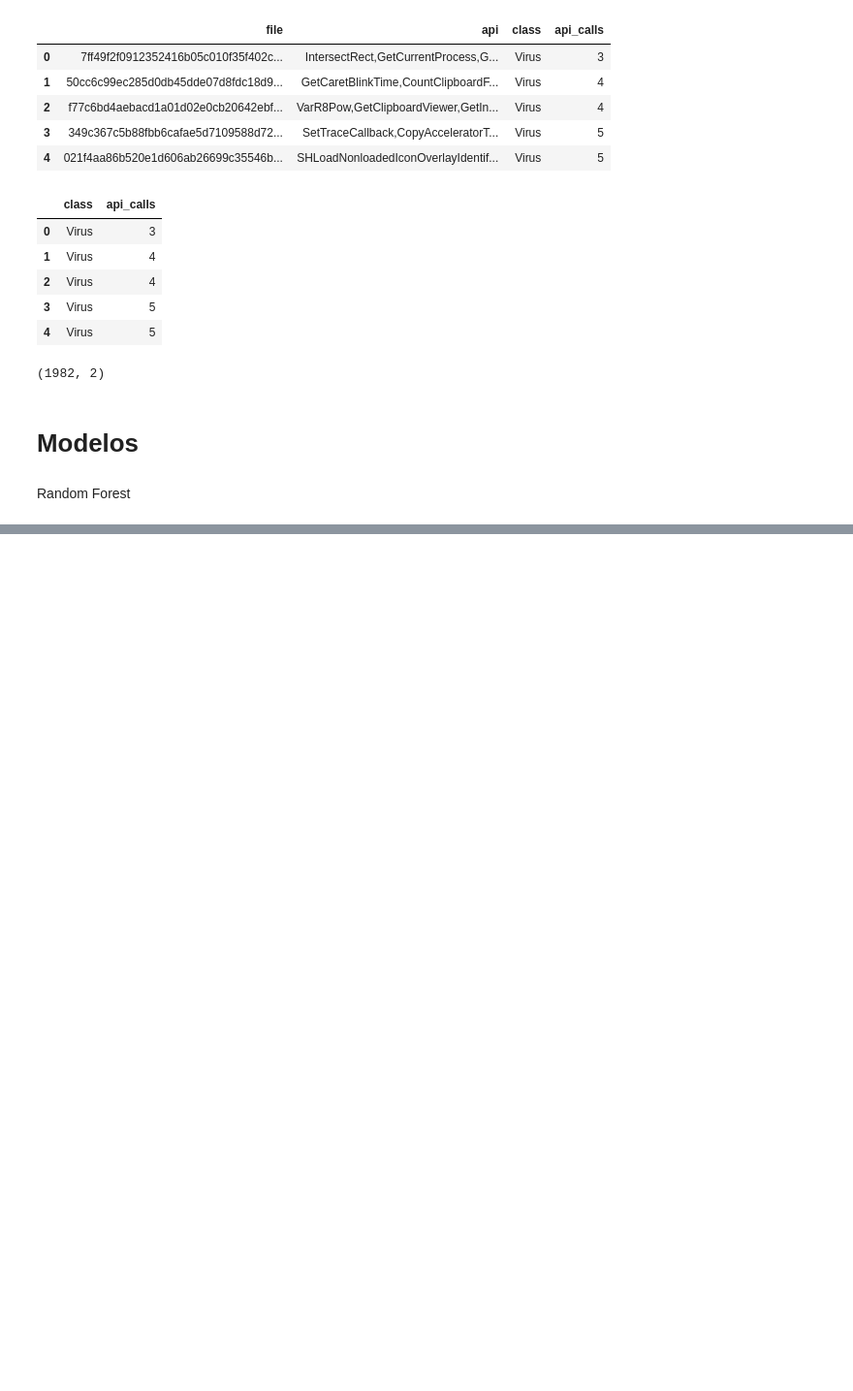
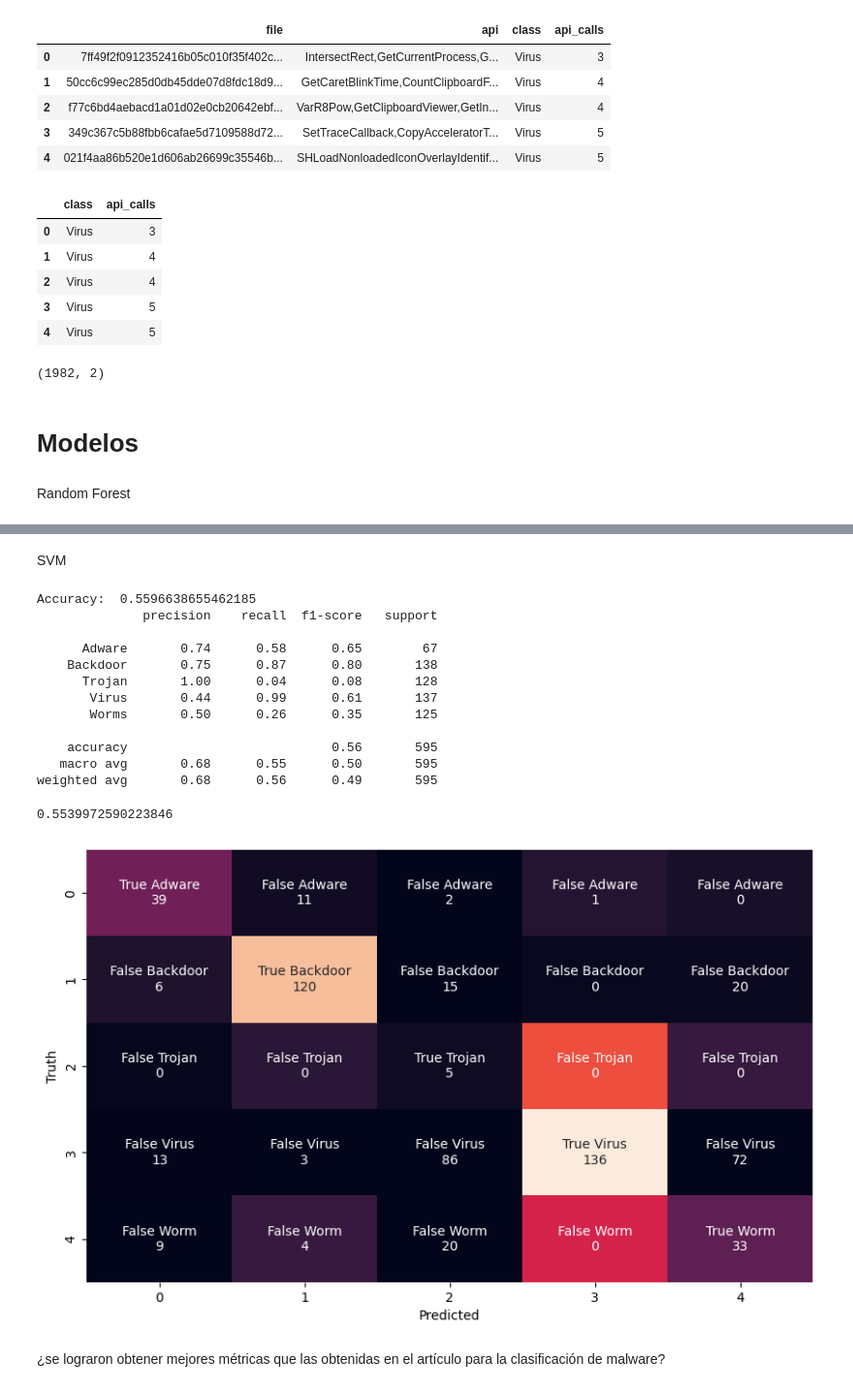
Before and after one commit to bryannalfaro/Lab3-SecDS, a Jupyter notebook: main.ipynb, the cells around one changed output, grey strips where cells are left out. Shown at 97% size. Drawn from its saved outputs; the diff is of its cells as text; code cells hidden in the pictures; blank space fills up the shorter version.

```diff
--- a/main.ipynb
+++ b/main.ipynb
@@ -203,0 +230,70 @@ weighted avg       0.79      0.77      0.78       595
+# %% [markdown]
+SVM
+# %%
+# create the svm model to predict the class
+from sklearn.svm import SVC
+svc_model = SVC()
+svc_model.fit(X_train, y_train)
+svc_pred = svc_model.predict(X_test)
+print('Accuracy: ', accuracy_score(y_test, svc_pred))
+# print(confusion_matrix(y_test, svc_pred))
+# Make a confusion matrix to see the results with labels in heatmap
+plt.figure(figsize=(10,6))
+# create the group names and group sizes for the first array
+group_names1 = ['True Adware', 'False Backdoor', 'False Trojan', 'False Virus', 'False Worm']
+group_counts1 = ['{0:0.0f}'.format(value) for value in confusion_matrix(y_test, svc_pred)[0]]
+labels_group1 = ['{0}\n{1}'.format(v1, v2) for v1, v2 in zip(group_names1, group_counts1)]
+labels_group1 = np.asarray(labels_group1).reshape(5,1)
+# create the group names and group sizes for the second array
+group_names2 = ['False Adware', 'True Backdoor', 'False Trojan', 'False Virus', 'False Worm']
+group_counts2 = ['{0:0.0f}'.format(value) for value in confusion_matrix(y_test, svc_pred)[1]]
+labels_group2 = ['{0}\n{1}'.format(v1, v2) for v1, v2 in zip(group_names2, group_counts2)]
+labels_group2 = np.asarray(labels_group2).reshape(5,1)
+# create the group names and group sizes for the third array
+group_names3 = ['False Adware', 'False Backdoor', 'True Trojan', 'False Virus', 'False Worm']
+group_counts3 = ['{0:0.0f}'.format(value) for value in confusion_matrix(y_test, svc_pred)[2]]
+labels_group3 = ['{0}\n{1}'.format(v1, v2) for v1, v2 in zip(group_names3, group_counts3)]
+labels_group3 = np.asarray(labels_group3).reshape(5,1)
+# create the group names and group sizes for the fourth array
+group_names4 = ['False Adware', 'False Backdoor', 'False Trojan', 'True Virus', 'False Worm']
+group_counts4 = ['{0:0.0f}'.format(value) for value in confusion_matrix(y_test, svc_pred)[3]]
+labels_group4 = ['{0}\n{1}'.format(v1, v2) for v1, v2 in zip(group_names4, group_counts4)]
+labels_group4 = np.asarray(labels_group4).reshape(5,1)
+# create the group names and group sizes for the fifth array
+group_names5 = ['False Adware', 'False Backdoor', 'False Trojan', 'False Virus', 'True Worm']
+group_counts5 = ['{0:0.0f}'.format(value) for value in confusion_matrix(y_test, svc_pred)[4]]
+labels_group5 = ['{0}\n{1}'.format(v1, v2) for v1, v2 in zip(group_names5, group_counts5)]
+labels_group5 = np.asarray(labels_group5).reshape(5,1)
+# create the final array
+labels = np.concatenate((labels_group1, labels_group2, labels_group3, labels_group4, labels_group5), axis=1)
+# set the labels
+sns.heatmap(confusion_matrix(y_test, svc_pred), annot=labels, fmt='', cbar=False)
+plt.xlabel('Predicted')
+plt.ylabel('Truth')
+# print(confusion_matrix(y_test, svc_pred))
+
+
+
+#Check the classification report
+print(classification_report(y_test, svc_pred))
+
+#Check the cross validation score
+cross_val_score(svc_model, X, y, cv=10, scoring='accuracy').mean()
+# %% [output]
+Accuracy:  0.5596638655462185
+              precision    recall  f1-score   support
+
+      Adware       0.74      0.58      0.65        67
+    Backdoor       0.75      0.87      0.80       138
+      Trojan       1.00      0.04      0.08       128
+       Virus       0.44      0.99      0.61       137
+       Worms       0.50      0.26      0.35       125
+
+    accuracy                           0.56       595
+   macro avg       0.68      0.55      0.50       595
+weighted avg       0.68      0.56      0.49       595
+0.5539972590223846
+[figure, added]
+# %% [markdown]
+¿se lograron obtener mejores métricas que las obtenidas en el
+artículo para la clasificación de malware?
```
Also changed, not shown: parts of 3 cells of this notebook.
